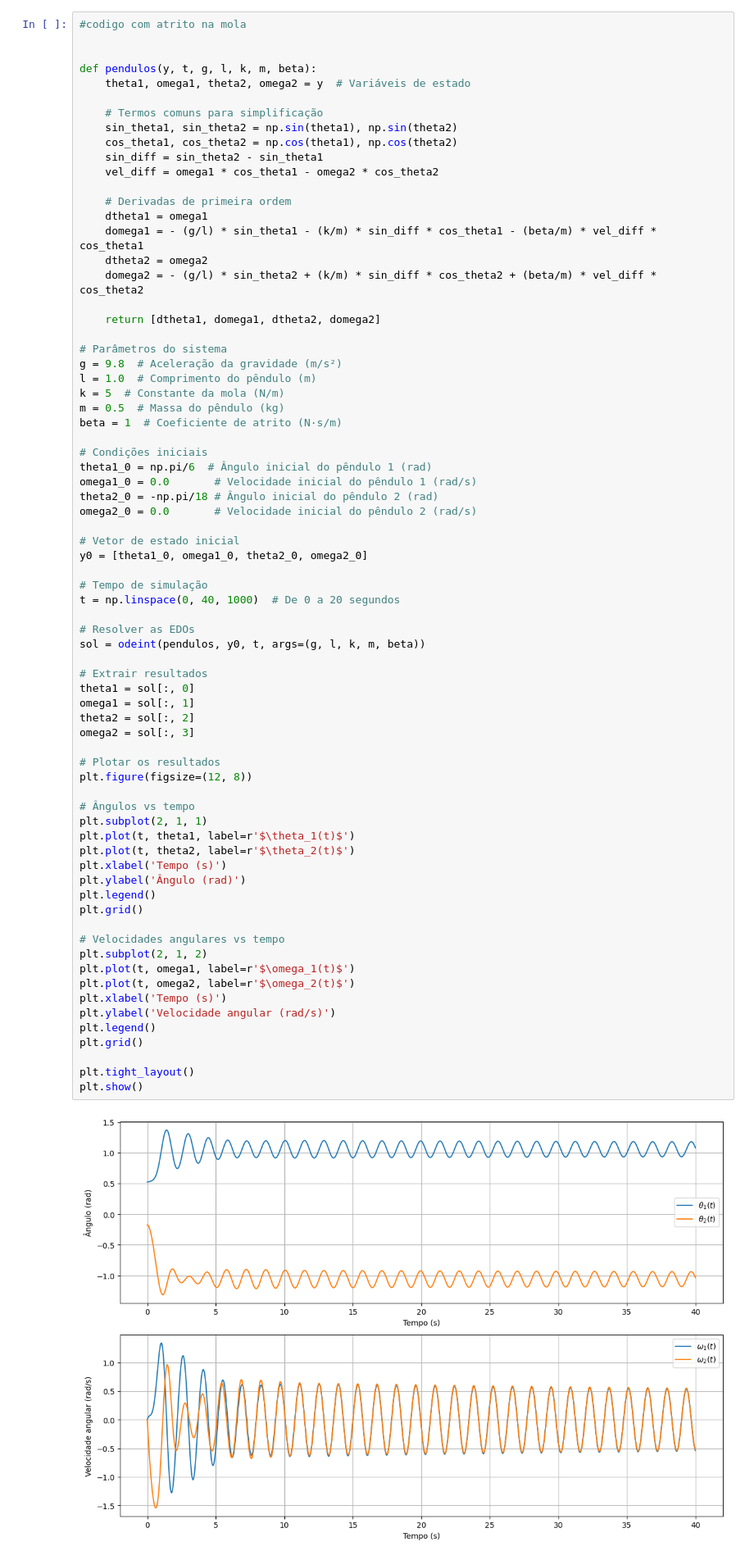
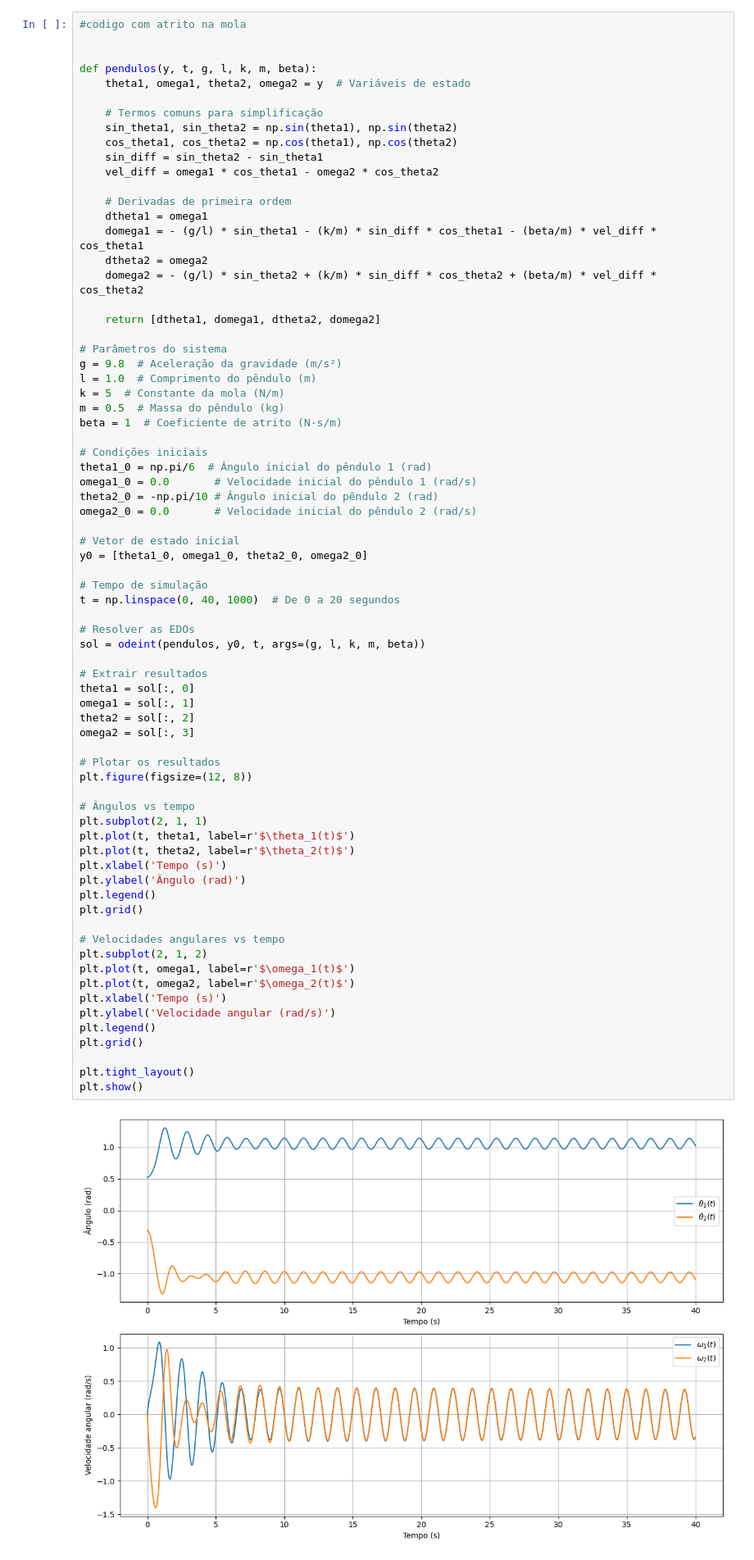
Before and after one commit to LauraHayek/Sincronizacao, a Jupyter notebook: PendulosTCC.ipynb, the cells around one changed output. Shown at 82% size. Cells and saved outputs as stored; diff of their text form.

```diff
--- a/PendulosTCC.ipynb
+++ b/PendulosTCC.ipynb
@@ -221,7 +221,7 @@ beta = 1  # Coeficiente de atrito (N·s/m)
 # Condições iniciais
 theta1_0 = np.pi/6  # Ângulo inicial do pêndulo 1 (rad)
 omega1_0 = 0.0       # Velocidade inicial do pêndulo 1 (rad/s)
-theta2_0 = -np.pi/18 # Ângulo inicial do pêndulo 2 (rad)
+theta2_0 = -np.pi/10 # Ângulo inicial do pêndulo 2 (rad)
 omega2_0 = 0.0       # Velocidade inicial do pêndulo 2 (rad/s)
 
 # Vetor de estado inicial
@@ -236,31 +236,31 @@ sol = odeint(pendulos, y0, t, args=(g, l, k, m, beta))
 # Extrair resultados
 theta1 = sol[:, 0]
 omega1 = sol[:, 1]
 theta2 = sol[:, 2]
 omega2 = sol[:, 3]
 
 # Plotar os resultados
 plt.figure(figsize=(12, 8))
 
 # Ângulos vs tempo
 plt.subplot(2, 1, 1)
 plt.plot(t, theta1, label=r'$\theta_1(t)$')
 plt.plot(t, theta2, label=r'$\theta_2(t)$')
 plt.xlabel('Tempo (s)')
 plt.ylabel('Ângulo (rad)')
 plt.legend()
 plt.grid()
 
 # Velocidades angulares vs tempo
 plt.subplot(2, 1, 2)
 plt.plot(t, omega1, label=r'$\omega_1(t)$')
 plt.plot(t, omega2, label=r'$\omega_2(t)$')
 plt.xlabel('Tempo (s)')
 plt.ylabel('Velocidade angular (rad/s)')
 plt.legend()
 plt.grid()
 
 plt.tight_layout()
 plt.show()
 # %% [output]
-[figure, old version]
+[figure, new version]
```
